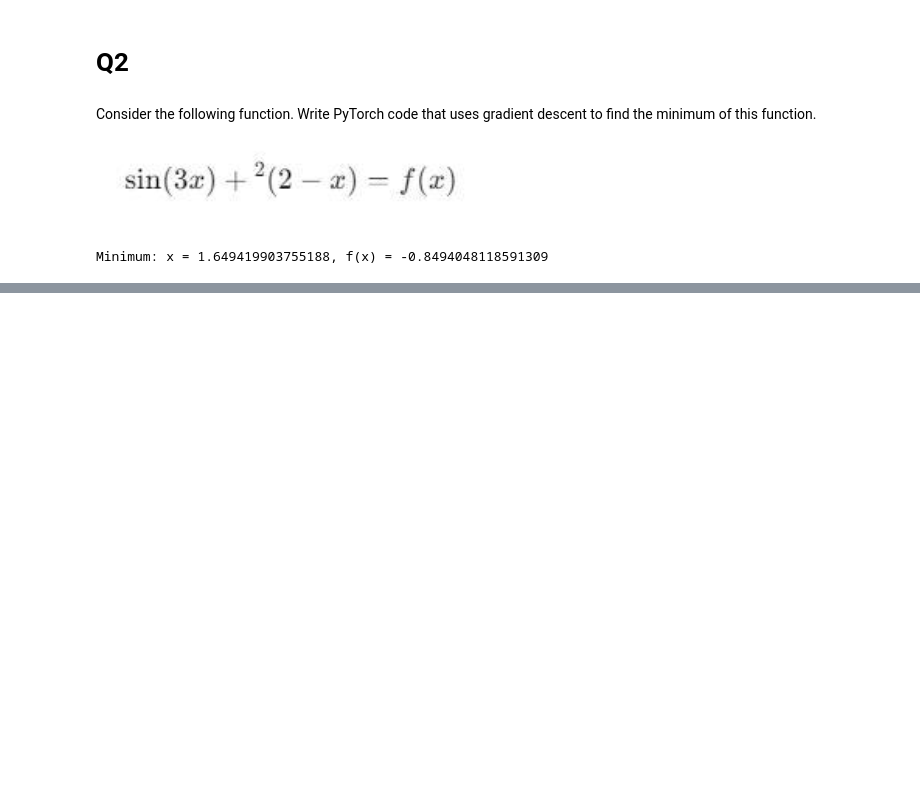
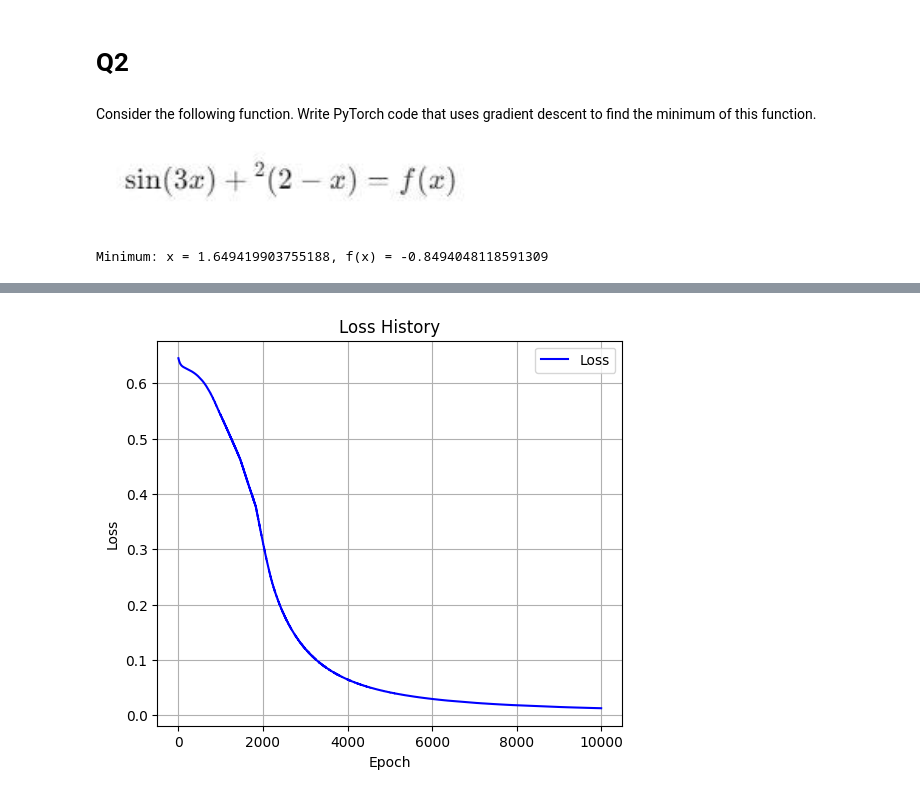
Before and after one commit to ZhrArhZ/DeepLearningIUT, a Jupyter notebook: coursework/1.MLP/HW1.ipynb, the cells around one changed output, grey strips where cells are left out. Cells and saved outputs as stored; diff of their text form; code cells hidden in the pictures; blank space fills up the shorter version.

```diff
--- a/coursework/1.MLP/HW1.ipynb
+++ b/coursework/1.MLP/HW1.ipynb
@@ -64,0 +107,3 @@ Minimum: x = 1.649419903755188, f(x) = -0.8494048118591309
+# %%
+y = data[:, 0].unsqueeze(1)
+X = data[:, 1:]
@@ -64,0 +137,29 @@ Minimum: x = 1.649419903755188, f(x) = -0.8494048118591309
+# %%
+model = MLP(input_size, num_classes)
+criterion = nn.BCELoss()
+optimizer = optim.SGD(model.parameters(), lr=learning_rate)
+# %%
+for epoch in range(num_epochs):
+
+    # Forward pass
+    outputs = model(X)
+    loss = criterion(outputs, y)
+
+    # Backward pass
+    optimizer.zero_grad()
+    loss.backward()
+    optimizer.step()
+
+    # Record loss
+    loss_history.append(loss.item())
+
+    # Calculate accuracy
+    with torch.no_grad():
+        predicted = (outputs > 0.5).float()
+        correct = (predicted == y).sum().item()
+        accuracy = (correct / y.size(0)) * 100
+        accuracy_history.append(accuracy)
+
+    if (epoch + 1) % 1000 == 0 or epoch == 0:
+        print(
+            f'Epoch [{epoch + 1}/{num_epochs}], Loss: {loss.item():.4f}, Accuracy: {accuracy:.2f}%')
@@ -64,0 +178,12 @@ Minimum: x = 1.649419903755188, f(x) = -0.8494048118591309
+# %%
+# Plot loss history
+plt.figure(figsize=(6, 5))
+plt.plot(loss_history, label='Loss', color='b')
+plt.xlabel('Epoch')
+plt.ylabel('Loss')
+plt.title('Loss History')
+plt.legend()
+plt.grid(True)
+plt.show()
+# %% [output]
+[figure, added]
```
Also changed, not shown: parts of 14 cells of this notebook.
